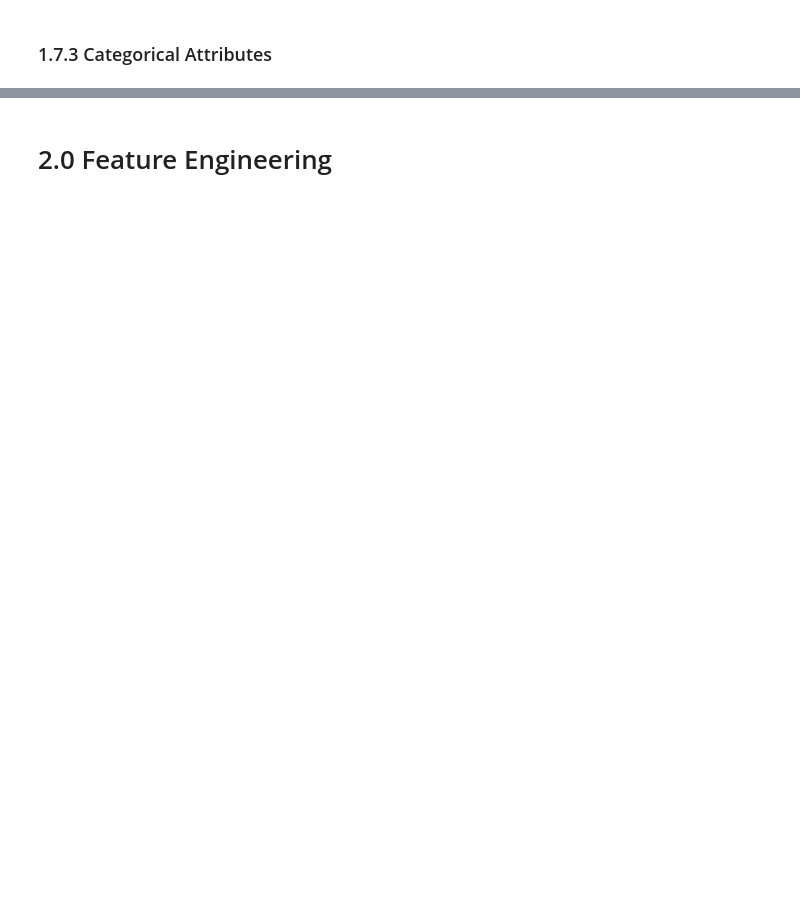
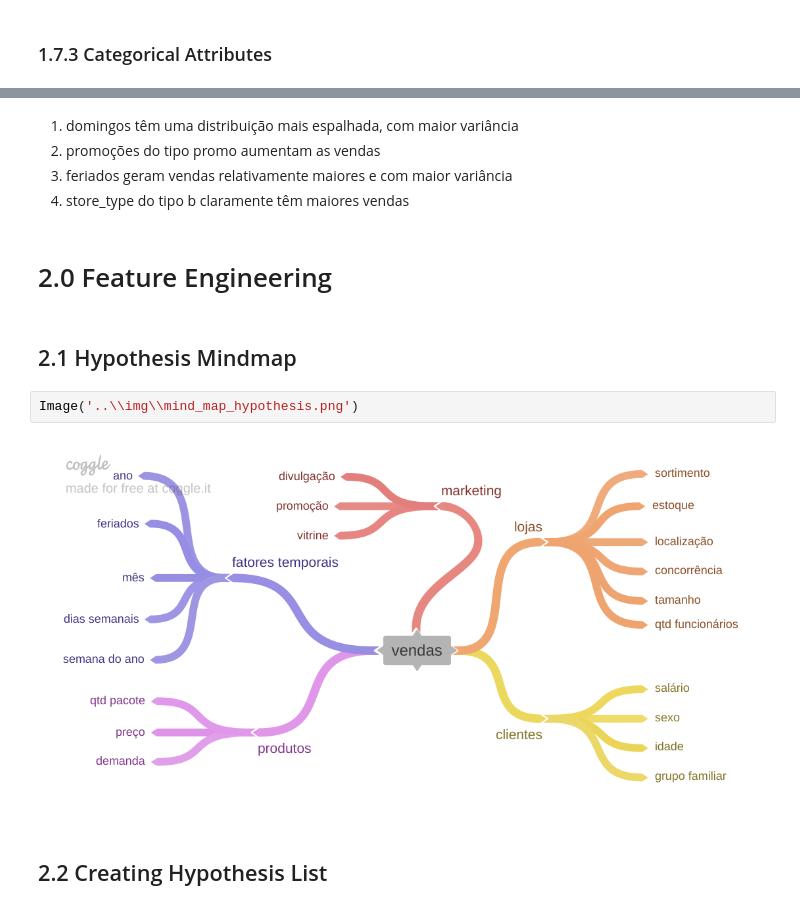
Before and after one commit to Samoelmoura/rossmann_sales_predict, a Jupyter notebook: notebooks/store_sales_predict.ipynb, the cells around one changed output, grey strips where cells are left out. Saved outputs shown, nothing was run; the diff lists cells and outputs as text; blank space fills up the shorter version.

```diff
--- a/notebooks/store_sales_predict.ipynb
+++ b/notebooks/store_sales_predict.ipynb
@@ -244,2 +268,15 @@ plt.ylabel('');
+# %% [markdown]
+1. domingos têm uma distribuição mais espalhada, com maior variância
+2. promoções do tipo promo aumentam as vendas
+4. feriados geram vendas relativamente maiores e com maior variância
+6. store_type do tipo b claramente têm maiores vendas
 # %% [markdown]
 # 2.0 Feature Engineering
+# %% [markdown]
+## 2.1 Hypothesis Mindmap
+# %%
+Image('..\\img\\mind_map_hypothesis.png')
+# %% [output]
+[figure, added]
+# %% [markdown]
+## 2.2 Creating Hypothesis List
```
Also changed, not shown: parts of 21 cells of this notebook.
